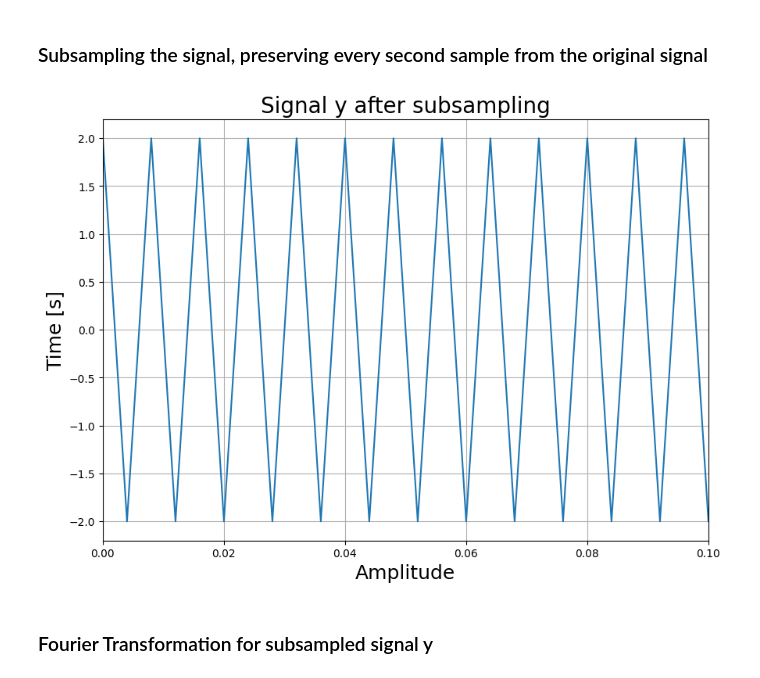
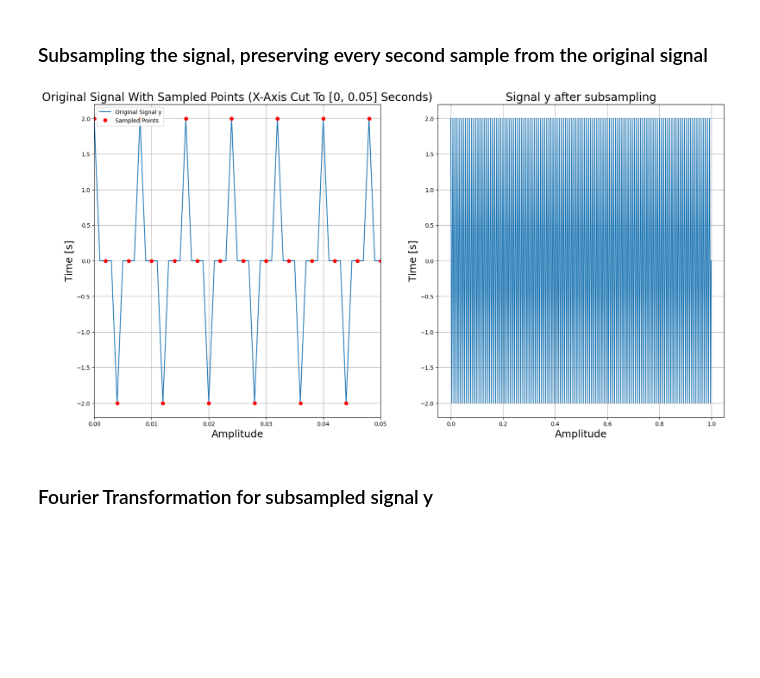
Before and after one commit to MikolajRusin/signal-modeling-and-identification, a Jupyter notebook: Lab_1/lab_1.ipynb, the cells around one changed output. Cells and saved outputs as stored; diff of their text form; code cells hidden in the pictures; blank space fills up the shorter version.

```diff
--- a/Lab_1/lab_1.ipynb
+++ b/Lab_1/lab_1.ipynb
@@ -576,20 +576,31 @@ plt.show()
 # %%
 y_sub = y[::2]
 fs_sub = fs / 2
-# %%
-dt_sub = 1 / fs_sub
-t_sub = np.arange(y_sub.shape[0]) * dt_sub
-
-plt.figure(figsize=(10, 7))
-plt.plot(t_sub, y_sub)
-plt.title('Signal y after subsampling', fontsize=20)
-plt.xlabel('Amplitude', fontsize=18)
-plt.ylabel('Time [s]', fontsize=18)
-plt.grid()
-plt.xlim(0, 0.1)
-plt.show()
-# %% [output]
-[figure, removed]
+# %%
+fig, axes = plt.subplots(nrows=1, ncols=2, figsize=(20, 10))
+
+# Original Signal With Sampled Points
+axes[0].plot(t, y, label='Original Signal y')
+axes[0].plot(t[::2], y[::2], 'ro', label='Sampled Points')
+axes[0].set_title('Original Signal With Sampled Points (X-Axis Cut To [0, 0.05] Seconds)', fontsize=20)
+axes[0].set_xlabel('Amplitude', fontsize=18)
+axes[0].set_ylabel('Time [s]', fontsize=18)
+axes[0].set_xlim([0, 0.05])
+axes[0].grid()
+axes[0].legend()
+
+# Signal after subsampling
+dt_sub = 1 / fs_sub
+t_sub = np.arange(y_sub.shape[0]) * dt_sub
+
+axes[1].plot(t_sub, y_sub)
+axes[1].set_title('Signal y after subsampling', fontsize=20)
+axes[1].set_xlabel('Amplitude', fontsize=18)
+axes[1].set_ylabel('Time [s]', fontsize=18)
+axes[1].grid()
+plt.show()
+# %% [output]
+[figure, added]
 # %% [markdown]
 ### Fourier Transformation for subsampled signal y
 # %%
```
Also changed, not shown: parts of 22 cells of this notebook.
